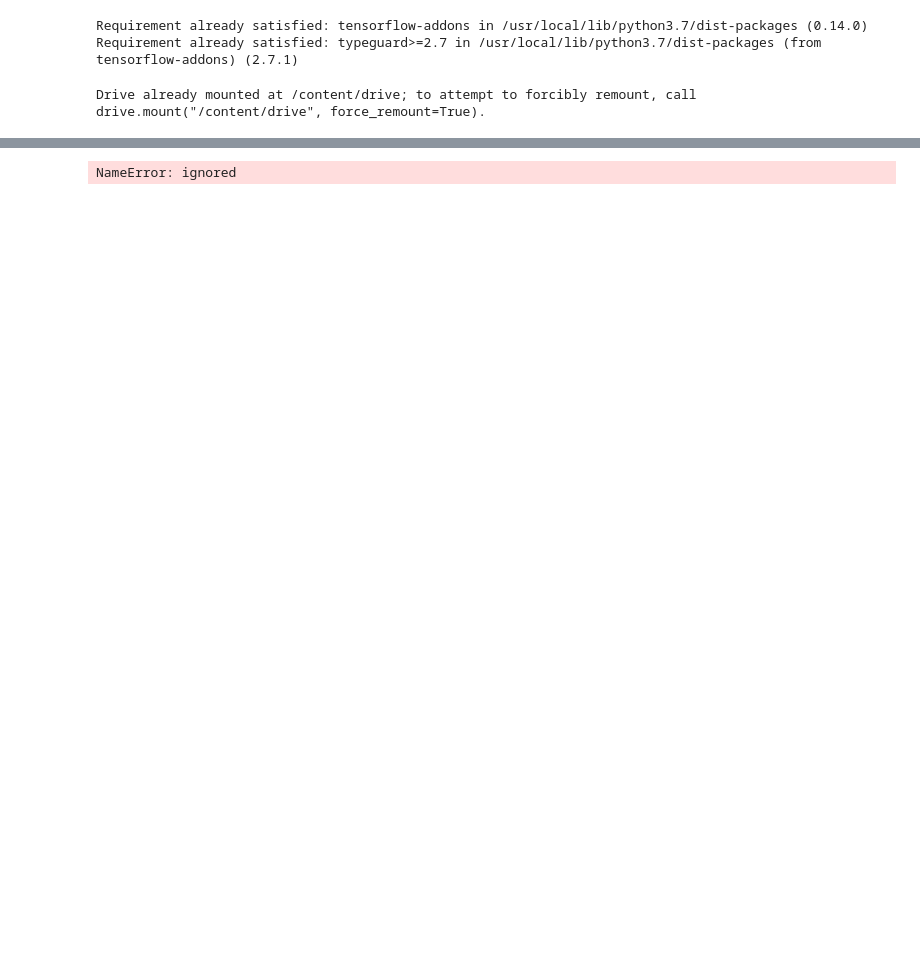
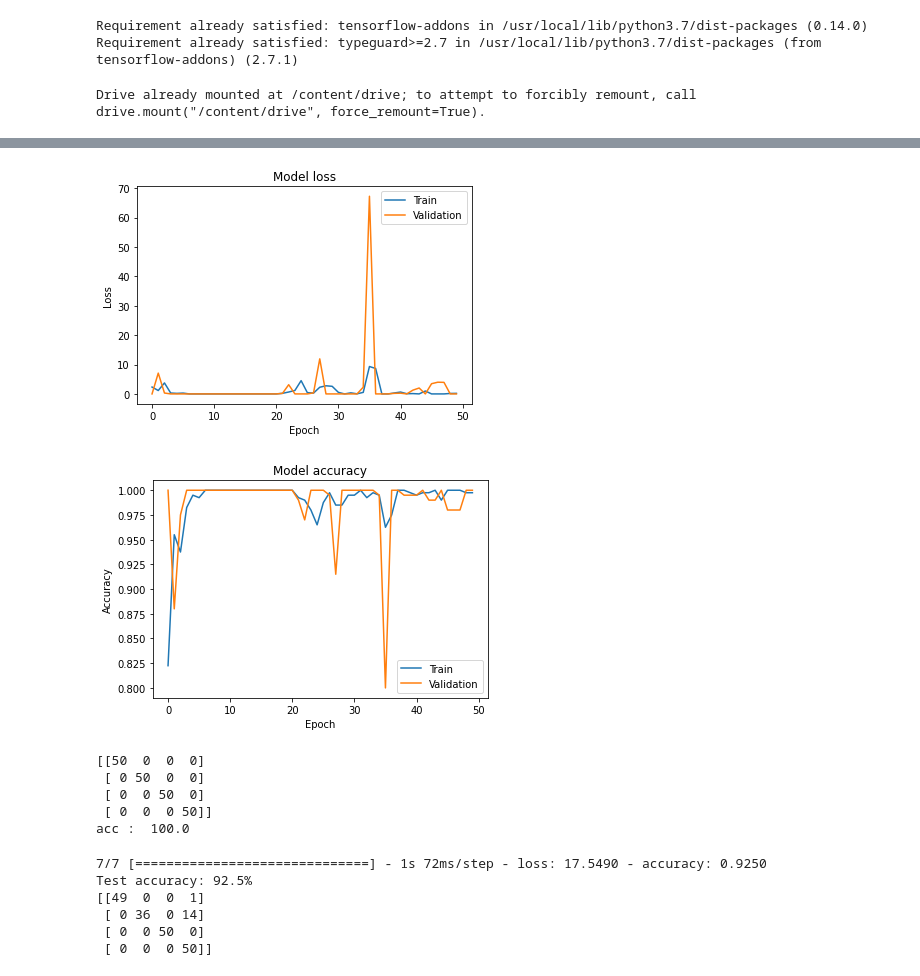
Before and after one commit to atik666/attentionModel, a Jupyter notebook: transformer.ipynb, the cells around one changed output, grey strips where cells are left out. Cells and saved outputs as stored; diff of their text form; code cells hidden in the pictures; blank space fills up the shorter version.

```diff
--- a/transformer.ipynb
+++ b/transformer.ipynb
@@ -27,8 +47,8 @@ num_classes = 10
 input_shape = (64, 64, 3)
 learning_rate = 0.001
 weight_decay = 0.0001
-batch_size = 32
-num_epochs = 100
+batch_size = 16
+num_epochs = 50
 image_size = 64  # We'll resize input images to this size
 patch_size = 4  # Size of the patches to be extract from the input images
 num_patches = (image_size // patch_size) ** 2
@@ -176,33 +196,59 @@ def plot_loss(loss,val_loss):
   plt.plot(loss)
   plt.plot(val_loss)
   plt.title('Model loss')
   plt.ylabel('Loss')
   plt.xlabel('Epoch')
   plt.legend(['Train', 'Validation'], loc='upper right')
   plt.show()
 
 def plot_accuracy(acc,val_acc):
   # Plot training & validation accuracy values
   plt.figure()
   plt.plot(acc)
   plt.plot(val_acc)
   plt.title('Model accuracy')
   plt.ylabel('Accuracy')
   plt.xlabel('Epoch')
   plt.legend(['Train', 'Validation'], loc='lower right')
   plt.show()
 
 # Plot train vs test loss during training
-plot_loss(h_callback.history['loss'], h_callback.history['val_loss'])
+plot_loss(history.history['loss'], history.history['val_loss'])
 
 # Plot train vs test accuracy during training
-plot_accuracy(h_callback.history['accuracy'], h_callback.history['val_accuracy'])
+plot_accuracy(history.history['accuracy'], history.history['val_accuracy'])
 
 from sklearn.metrics import confusion_matrix
 pred = model.predict(x_test)
 pred = pred.argmax(axis = 1)
 conf = confusion_matrix(y_test, pred)
 print(conf)
 print('acc : ', np.trace(conf)/np.sum(conf)*100)
 # %% [output]
+[figure, added]
+[figure, added]
-NameError: ignored
+[[50  0  0  0]
+ [ 0 50  0  0]
+ [ 0  0 50  0]
+ [ 0  0  0 50]]
+acc :  100.0
+# %%
+x_test1 = np.load("/content/drive/MyDrive/Colab/encoder/load/1X_test.npy")
+y_test1 = np.load("/content/drive/MyDrive/Colab/encoder/load/1y_test.npy")
+x_test1 = np.delete(x_test1, np.s_[100:200], axis=0)
+x_test1 = np.delete(x_test1, np.s_[150:250], axis=0)
+x_test1 = np.delete(x_test1, np.s_[200:300], axis=0)
+y_test1 = np.concatenate((np.zeros(50), np.zeros(50)+1, np.zeros(50)+2, np.zeros(50)+3), axis=0)
+_, accuracy = model.evaluate(x_test1, y_test1)
+print(f"Test accuracy: {round(accuracy * 100, 2)}%")
+pred = model.predict(x_test1)
+pred = pred.argmax(axis = 1)
+conf = confusion_matrix(y_test1, pred)
+print(conf)
+# %% [output]
+7/7 [==============================] - 1s 72ms/step - loss: 17.5490 - accuracy: 0.9250
+Test accuracy: 92.5%
+[[49  0  0  1]
+ [ 0 36  0 14]
+ [ 0  0 50  0]
+ [ 0  0  0 50]]
```
Also changed, not shown: parts of 5 cells of this notebook.
